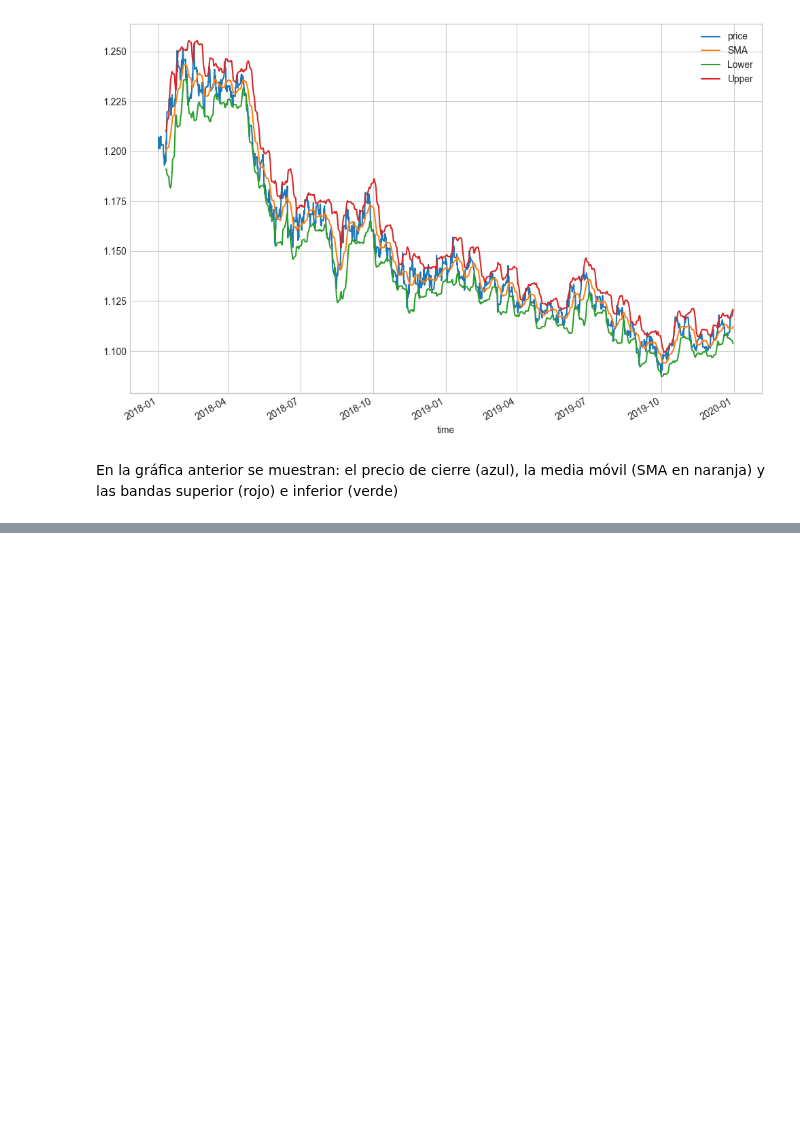
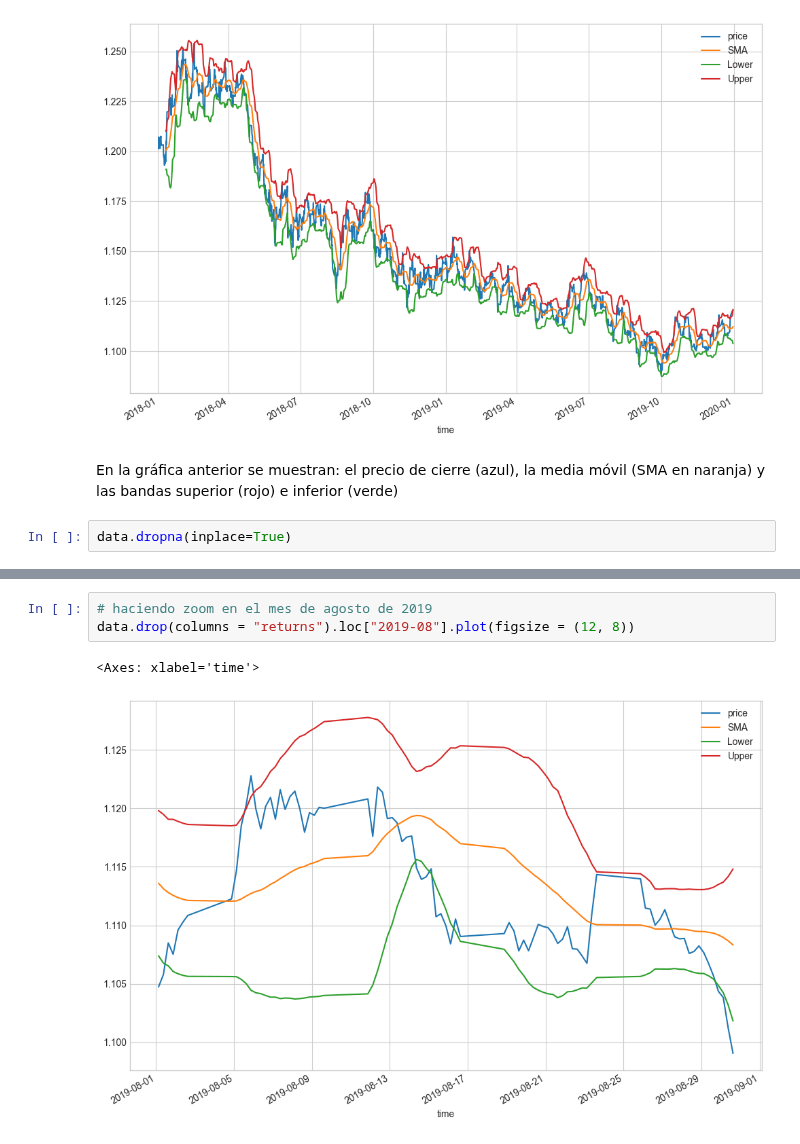
Before and after one commit to mario812/algo-trading-env, a Jupyter notebook: 3.3.2_6-getting_data.ipynb, the cells around one changed output, grey strips where cells are left out. Cells and saved outputs as stored; diff of their text form; blank space fills up the shorter version.

```diff
--- a/3.3.2_6-getting_data.ipynb
+++ b/3.3.2_6-getting_data.ipynb
@@ -147,3 +145,5 @@ plt.show()
 [figure]
 # %% [markdown]
 En la gráfica anterior se muestran: el precio de cierre (azul), la media móvil (SMA en naranja) y las bandas superior (rojo) e inferior (verde)
+# %%
+data.dropna(inplace=True)
@@ -149,0 +165,6 @@ En la gráfica anterior se muestran: el precio de cierre (azul), la media móvil
+# %%
+# haciendo zoom en el mes de agosto de 2019
+data.drop(columns = "returns").loc["2019-08"].plot(figsize = (12, 8))
+# %% [output]
+<Axes: xlabel='time'>
+[figure, added]
```
Also changed, not shown: parts of 2 cells of this notebook.
